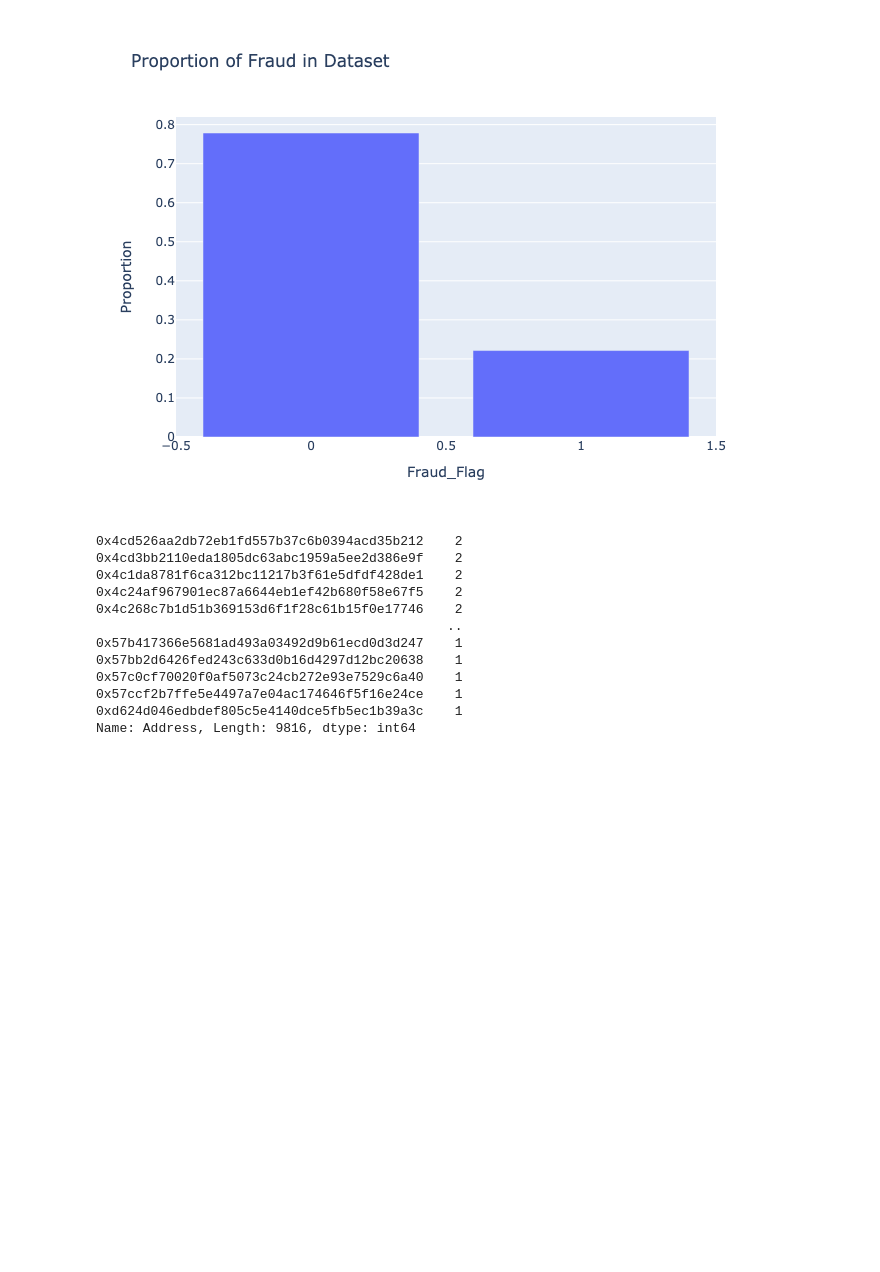
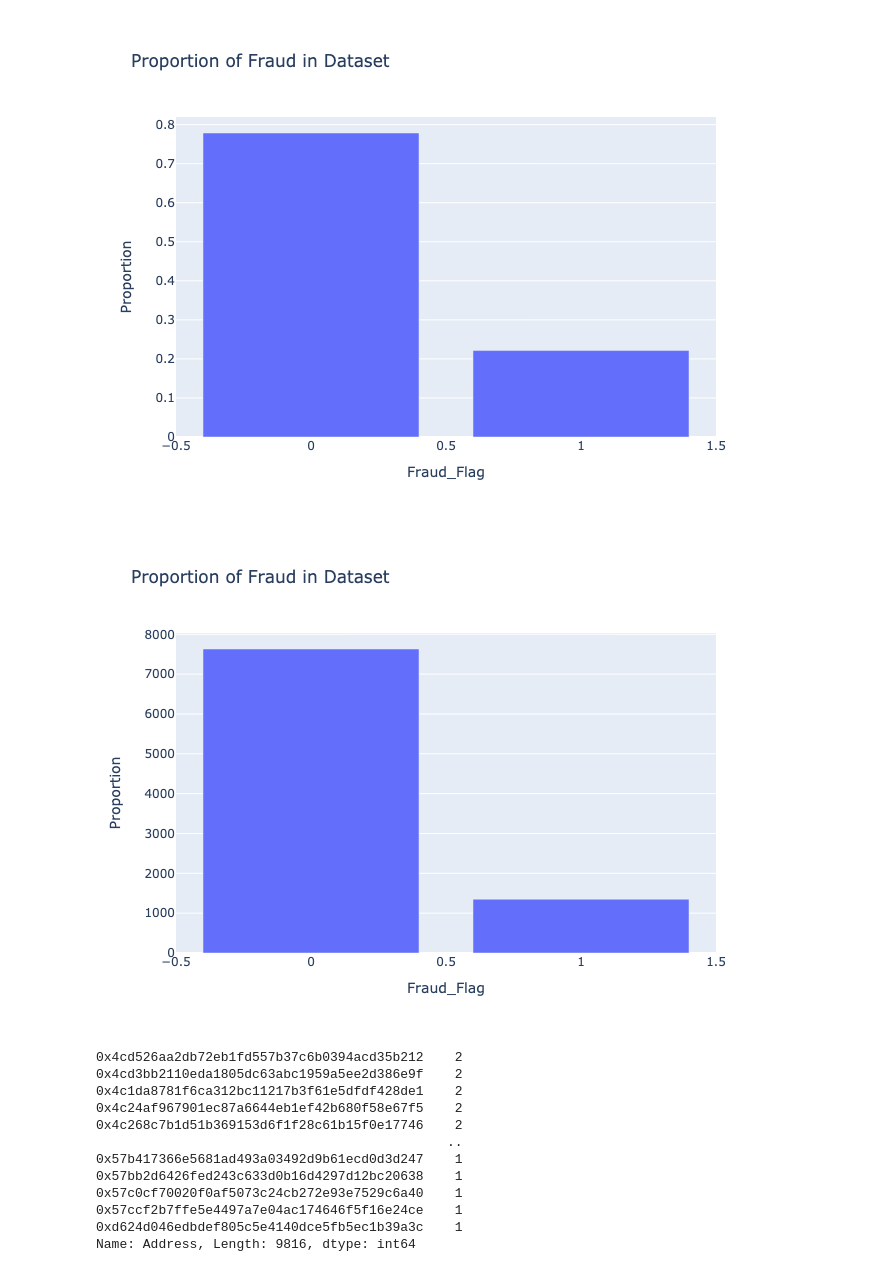
Before and after one commit to roryduthie/Fraud_Problem, a Jupyter notebook: data_analysis.ipynb, the cells around one changed output. Drawn from its saved outputs; the diff is of its cells as text; code cells hidden in the pictures; blank space fills up the shorter version.

```diff
--- a/data_analysis.ipynb
+++ b/data_analysis.ipynb
@@ -21,5 +27,7 @@ fraud_df.head()
 # %%
 fraud_counts_df = fraud_df['FLAG'].value_counts(normalize=True).reset_index(name='Proportion')
+# %%
+fraud_counts_sum_df = fraud_df['FLAG'].value_counts().reset_index(name='Sum')
 # %%
 fraud_counts_df.columns = ['Fraud_Flag', 'Proportion']
 # %%
@@ -40,6 +48,14 @@ plotFigure(fig_fraud)
 createBytesImage(fig_fraud)
 # %% [output]
 [figure]
+# %%
+fraud_counts_sum_df.columns = ['Fraud_Flag', 'Proportion']
+fig_fraud_sum= createBarChart(fraud_counts_sum_df, "Fraud_Flag", "Proportion", "Proportion of Fraud in Dataset")
+plotFigure(fig_fraud_sum)
+# %%
+createBytesImage(fig_fraud_sum)
+# %% [output]
+[figure, added]
 # %%
 fraud_df.Address.value_counts()
 # %% [output]
```
Also changed, not shown: parts of 8 cells of this notebook, 9 other files.
